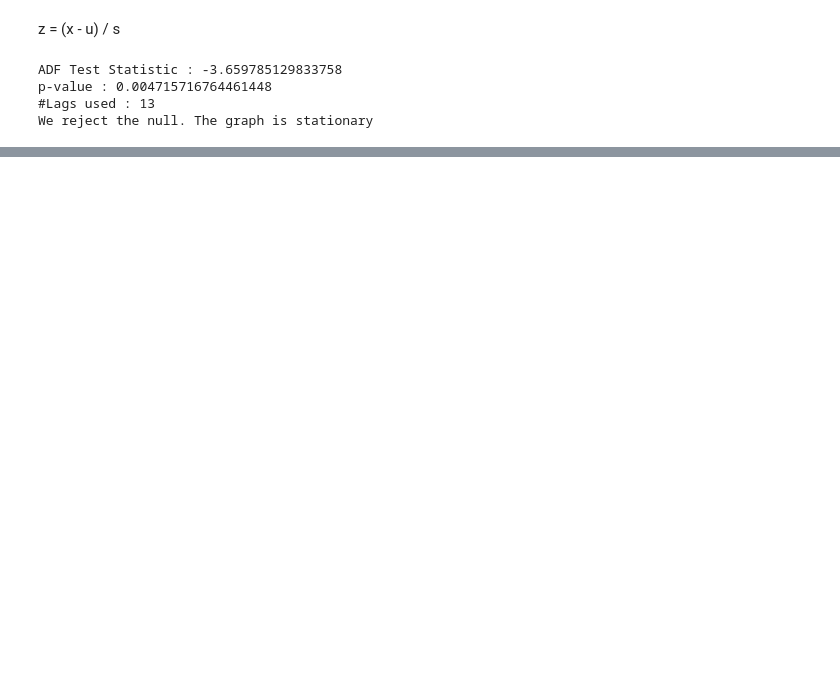
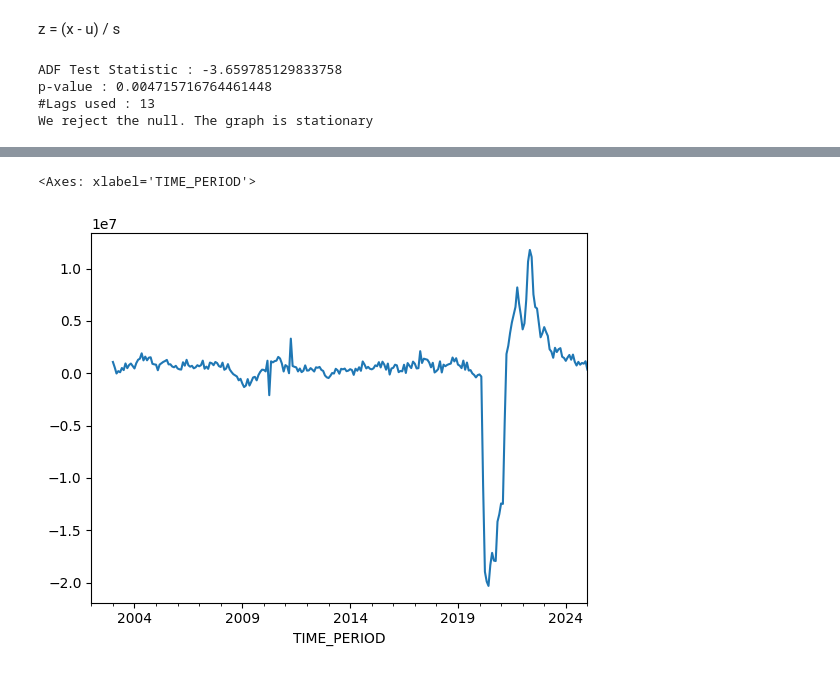
Before and after one commit to Hassan3924/Air-Passenger-Time-Series, a Jupyter notebook: airpassenger.ipynb, the cells around one changed output, grey strips where cells are left out. Drawn from its saved outputs; the diff is of its cells as text; code cells hidden in the pictures; blank space fills up the shorter version.

```diff
--- a/airpassenger.ipynb
+++ b/airpassenger.ipynb
@@ -306,0 +350,5 @@ We reject the null. The graph is stationary
+# %%
+ob_cleaned['Total_Passengers_Twelve_Difference'].plot()
+# %% [output]
+<Axes: xlabel='TIME_PERIOD'>
+[figure, added]
```
Also changed, not shown: parts of 17 cells of this notebook.
